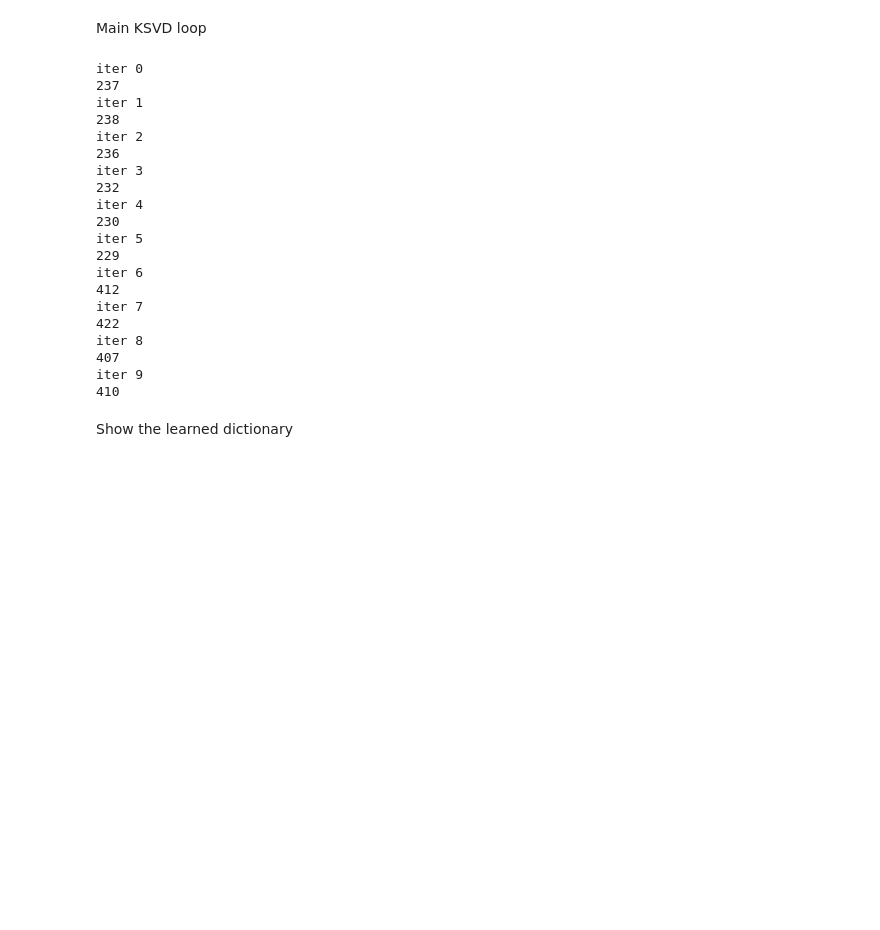
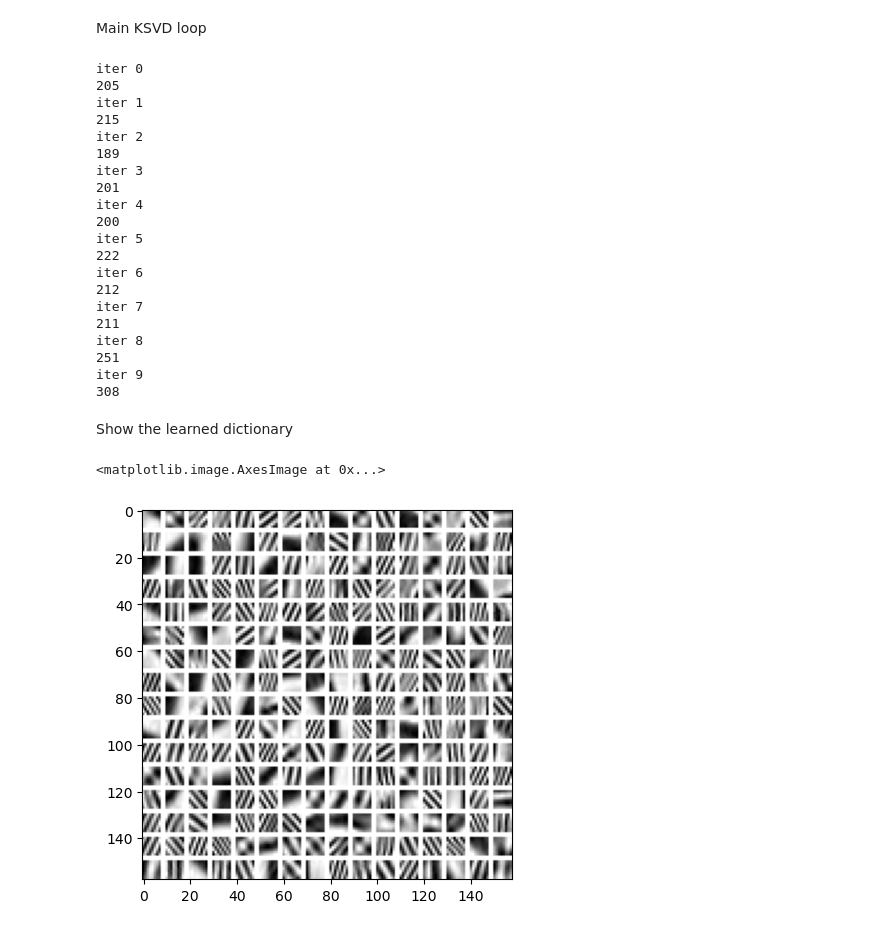
Before and after one commit to SergioPardo55/MMMIP, a Jupyter notebook: Lez10/lez_10_KSVD.ipynb, the cells around one changed output. Drawn from its saved outputs; the diff is of its cells as text; code cells hidden in the pictures; blank space fills up the shorter version.

```diff
--- a/Lez10/lez_10_KSVD.ipynb
+++ b/Lez10/lez_10_KSVD.ipynb
@@ -101,8 +101,8 @@ D = np.random.randn(M, N)
 
 # normalize each column of D (zero mean and unit norm)
 # UPDATE D
-D -= - np.mean(D[:, j])
-D /= np.linalg.norm(D[:, j])
+D -= - np.mean(D, axis=0)
+D /= np.linalg.norm(D, axis=0)
 
 # number of iteration of the KSVD
 max_iter = 10
@@ -155,24 +155,31 @@ for iter in range(max_iter):
     print(f'{time_end - time_start:.0f}')
 # %% [output]
 iter 0
-237
+205
 iter 1
-238
+215
 iter 2
-236
+189
 iter 3
-232
+201
 iter 4
-230
+200
 iter 5
-229
+222
 iter 6
-412
+212
 iter 7
-422
+211
 iter 8
-407
+251
 iter 9
-410
+308
 # %% [markdown]
 Show the learned dictionary
+# %%
+img_dict = get_dictionary_img(D)
+plt.figure()
+plt.imshow(img_dict, cmap='gray')
+# %% [output]
+<matplotlib.image.AxesImage at 0x...>
+[figure, added]
```
Also changed, not shown: 14 other files.
